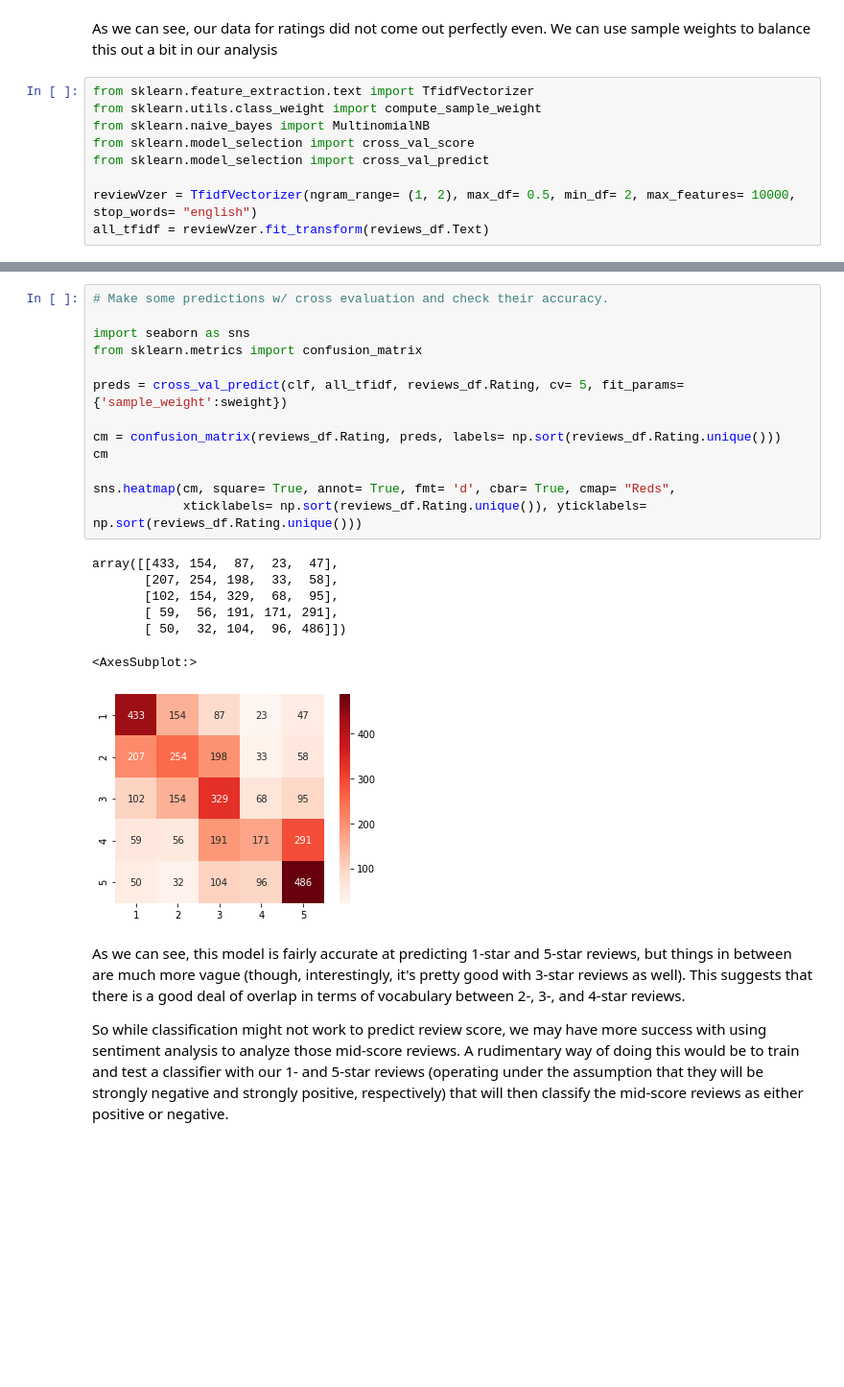
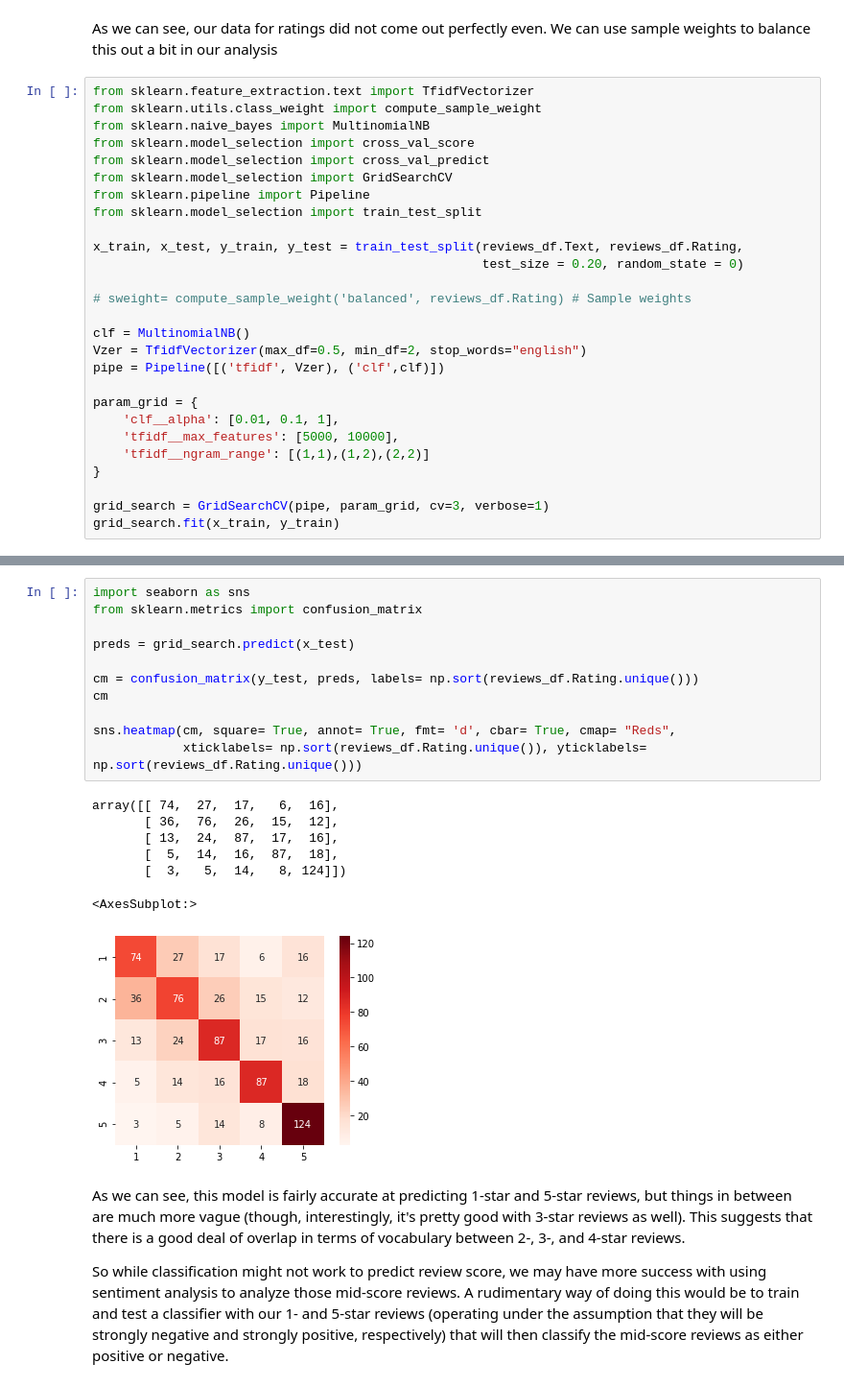
Before and after one commit to MichaelBarmada/Goodreads-Sentiment-Analysis, a Jupyter notebook: analysis.ipynb, the cells around one changed output, grey strips where cells are left out. Shown at 96% size. Drawn from its saved outputs; the diff is of its cells as text; blank space fills up the shorter version.

```diff
--- a/analysis.ipynb
+++ b/analysis.ipynb
@@ -170,6 +156,24 @@ from sklearn.utils.class_weight import compute_sample_weight
 from sklearn.naive_bayes import MultinomialNB
 from sklearn.model_selection import cross_val_score
 from sklearn.model_selection import cross_val_predict
+from sklearn.model_selection import GridSearchCV
+from sklearn.pipeline import Pipeline
+from sklearn.model_selection import train_test_split
 
-reviewVzer = TfidfVectorizer(ngram_range= (1, 2), max_df= 0.5, min_df= 2, max_features= 10000, stop_words= "english")
-all_tfidf = reviewVzer.fit_transform(reviews_df.Text)
+x_train, x_test, y_train, y_test = train_test_split(reviews_df.Text, reviews_df.Rating,
+                                                    test_size = 0.20, random_state = 0)
+
+# sweight= compute_sample_weight('balanced', reviews_df.Rating) # Sample weights
+
+clf = MultinomialNB()
+Vzer = TfidfVectorizer(max_df=0.5, min_df=2, stop_words="english")
+pipe = Pipeline([('tfidf', Vzer), ('clf',clf)])
+
+param_grid = {
+    'clf__alpha': [0.01, 0.1, 1],
+    'tfidf__max_features': [5000, 10000],
+    'tfidf__ngram_range': [(1,1),(1,2),(2,2)]
+}
+
+grid_search = GridSearchCV(pipe, param_grid, cv=3, verbose=1)
+grid_search.fit(x_train, y_train)
@@ -196,24 +209,22 @@ scores.std()
 # %%
-# Make some predictions w/ cross evaluation and check their accuracy.
-
 import seaborn as sns
 from sklearn.metrics import confusion_matrix
 
-preds = cross_val_predict(clf, all_tfidf, reviews_df.Rating, cv= 5, fit_params= {'sample_weight':sweight})
+preds = grid_search.predict(x_test)
 
-cm = confusion_matrix(reviews_df.Rating, preds, labels= np.sort(reviews_df.Rating.unique()))
+cm = confusion_matrix(y_test, preds, labels= np.sort(reviews_df.Rating.unique()))
 cm
 
 sns.heatmap(cm, square= True, annot= True, fmt= 'd', cbar= True, cmap= "Reds",
             xticklabels= np.sort(reviews_df.Rating.unique()), yticklabels= np.sort(reviews_df.Rating.unique()))
 # %% [output]
-array([[433, 154,  87,  23,  47],
-       [207, 254, 198,  33,  58],
-       [102, 154, 329,  68,  95],
-       [ 59,  56, 191, 171, 291],
-       [ 50,  32, 104,  96, 486]])
+array([[ 74,  27,  17,   6,  16],
+       [ 36,  76,  26,  15,  12],
+       [ 13,  24,  87,  17,  16],
+       [  5,  14,  16,  87,  18],
+       [  3,   5,  14,   8, 124]])
 <AxesSubplot:>
-[figure, old version]
+[figure, new version]
 # %% [markdown]
 As we can see, this model is fairly accurate at predicting 1-star and 5-star reviews, but things in between are much more vague (though, interestingly, it's pretty good with 3-star reviews as well). This suggests that there is a good deal of overlap in terms of vocabulary between 2-, 3-, and 4-star reviews.
 
```
Also changed, not shown: parts of 40 cells of this notebook, 1 other file.
